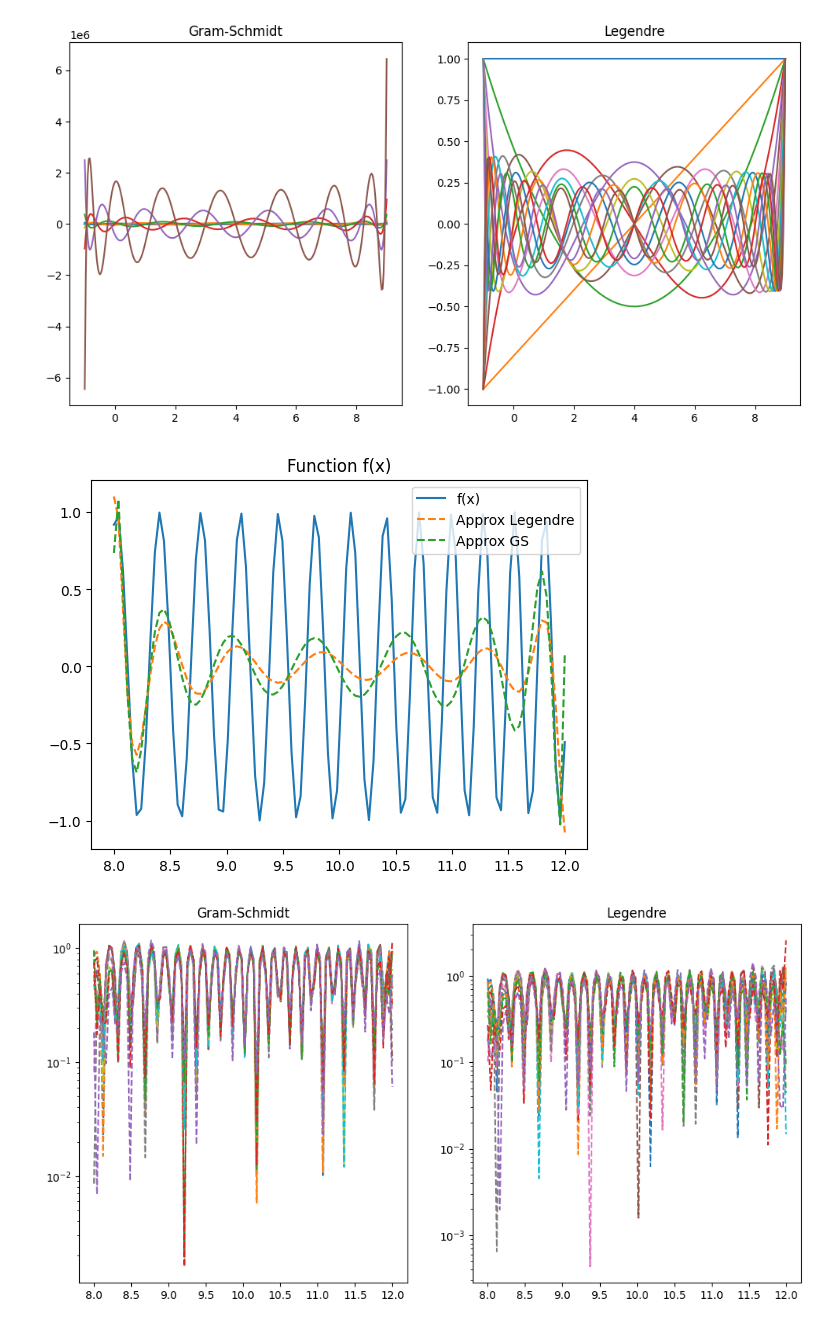
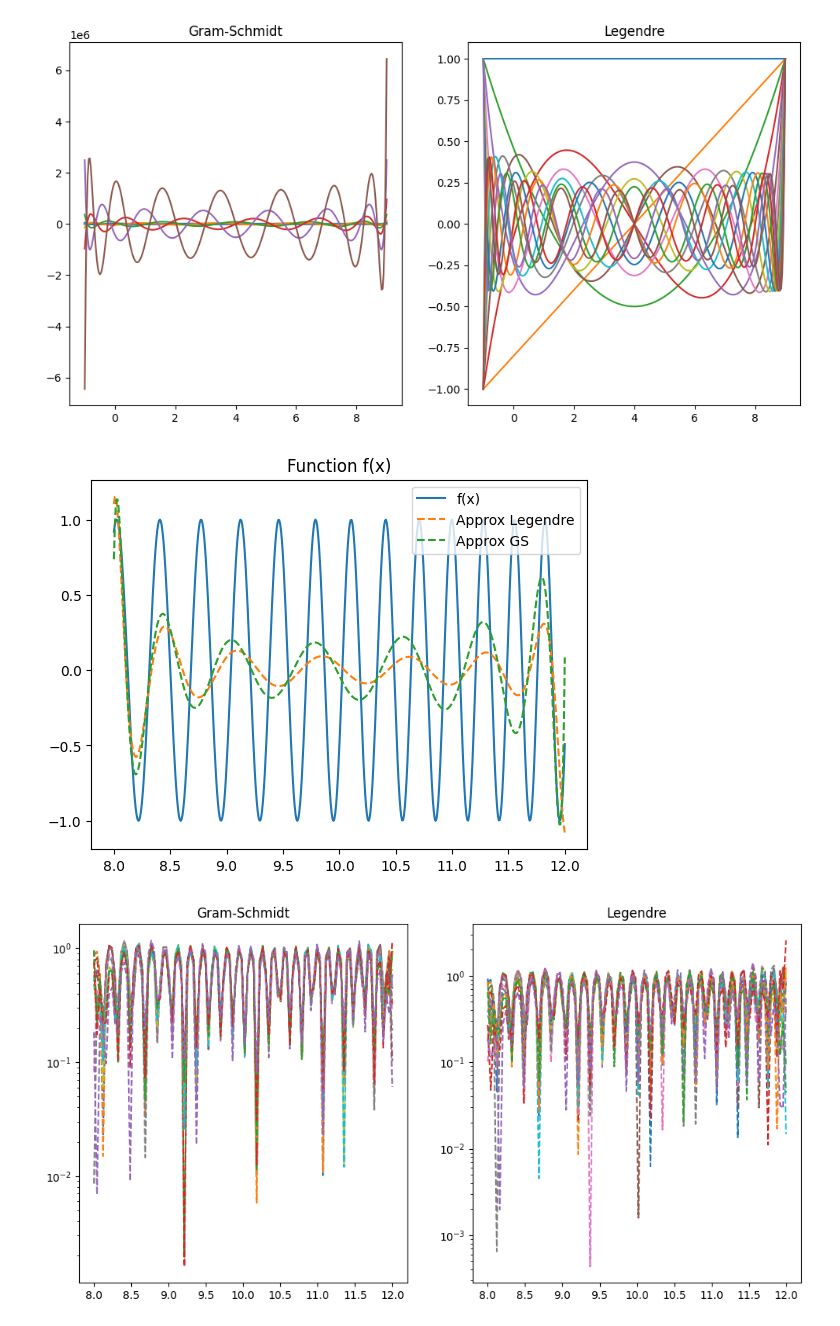
Before and after one commit to Fnixya/Go_Practice, a Jupyter notebook: function_approx/least_sq.ipynb, the cells around one changed output. Cells and saved outputs as stored; diff of their text form; code cells hidden in the pictures.

```diff
--- a/function_approx/least_sq.ipynb
+++ b/function_approx/least_sq.ipynb
@@ -1,3 +6,44 @@
 # %% [markdown]
 Computing orthogonal polynomials using Gram-Schmidt for general cases:
+# %%
+def inner_product(f, g, a, b, weight=lambda x: np.ones_like(x)):
+    """Compute the inner product of two functions over the interval [a, b]."""
+    integrand = lambda x: f(x) * g(x) * weight(x)
+    return quad(integrand, a, b, epsabs=1e-12)[0]
+
+class OrthogonalBases:
+    @staticmethod
+    def gram_schmidt(n, a, b, weight=lambda x: np.ones_like(x)):
+        """Perform Gram-Schmidt to obtain a set of orthogonal polynomials."""
+        if n < 1:
+            return []
+
+        phi = [lambda x: np.ones_like(x)]
+
+        def beta(k):
+            return inner_product(lambda x: x * phi[k-1](x), phi[k-1], a, b, weight) / inner_product(phi[k-1], phi[k-1], a, b, weight)
+
+        def gamma(k):
+            return inner_product(lambda x: x * phi[k-1](x), phi[k-2], a, b, weight) / inner_product(phi[k-2], phi[k-2], a, b, weight)
+
+        for i in range(1, n+1):
+            beta_i = beta(i)
+            if i == 1:
+                phi.append(lambda x, b=beta_i: x - b)
+            else:
+                gamma_i = gamma(i)
+                def phi_i(x, b=beta_i, g=gamma_i, i=i):
+                    return (x - b) * phi[i-1](x) - g * phi[i-2](x)
+
+                phi.append(phi_i)
+
+        return phi
+
+    @staticmethod
+    def legendre(n, a, b, weight=None):
+        phi = []
+        for i in range(n+1):
+            phi.append(lambda x, n=i: legendre(n)((2*x-(a + b))/(b-a)))
+
+        return phi
 # %%
@@ -140,23 +139,23 @@ plt.show()
 # %%
 n = 15
 func = lambda x: - np.exp(-x) + np.sin(x**2)
 a = 8
 b = 12
-phi = gram_schmidt(n, a, b)
+phi = OB.gram_schmidt(n, a, b)
 x = np.linspace(a, b, 500)
 
 approx_l = LeastSquares(func, a, b, n).set_method("legendre").construct()
 approx_gs = LeastSquares(func, a, b, n, weight=lambda x: np.exp(-x)).set_method("gram_schmidt").construct()
 
 plt.plot(x, func(x), label='f(x)')
 plt.plot(x, approx_l(x), '--', label='Approx Legendre')
 plt.plot(x, approx_gs(x), '--', label='Approx GS')
 
 plt.title('Function f(x)')
 plt.legend()
 plt.show()
 # %% [output]
-[figure, old version]
+[figure, new version]
 # %%
 lsq_l = LeastSquares(func, a, b, n).set_method("legendre")
 lsq_gs = LeastSquares(func, a, b, n, weight=lambda x: np.exp(-x)).set_method("gram_schmidt")
```
Also changed, not shown: parts of 2 cells of this notebook, 3 other files.
